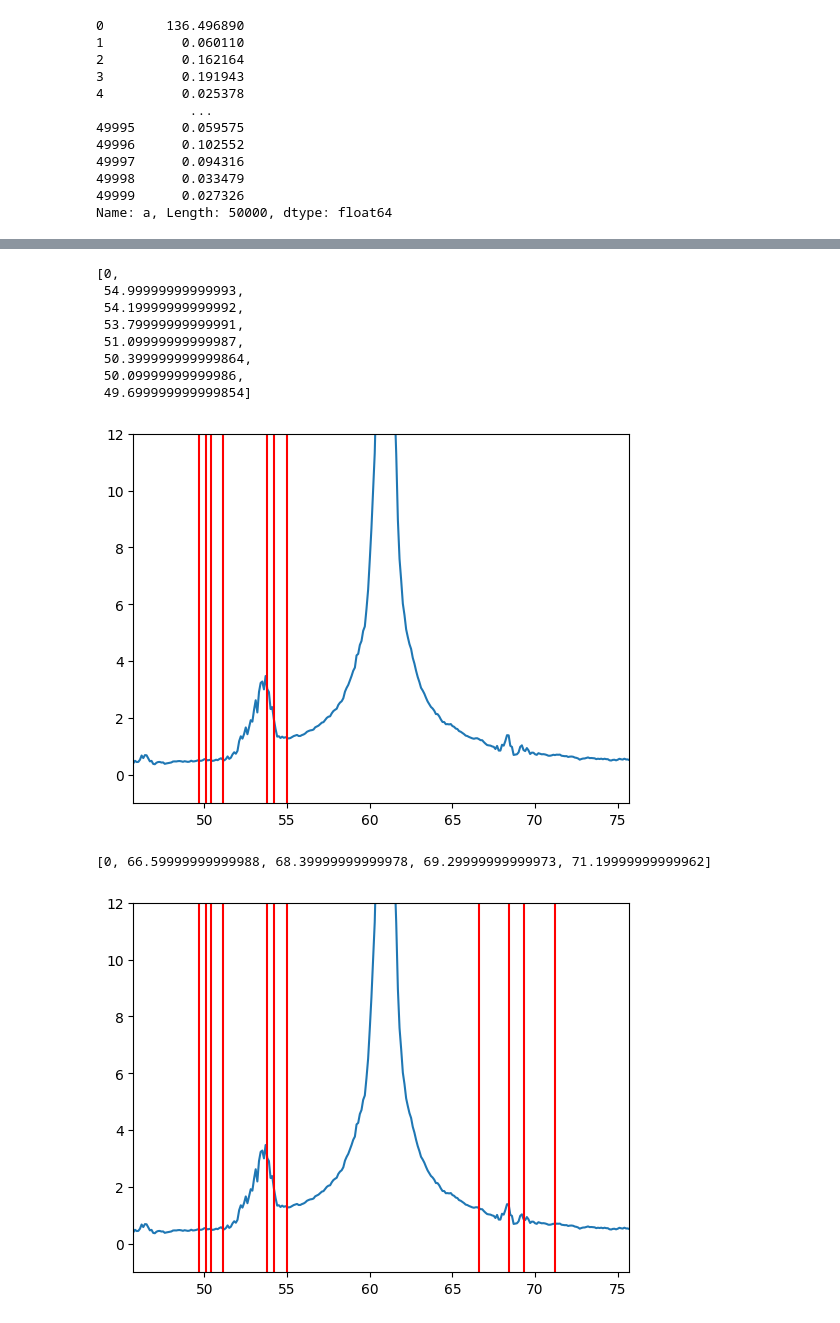
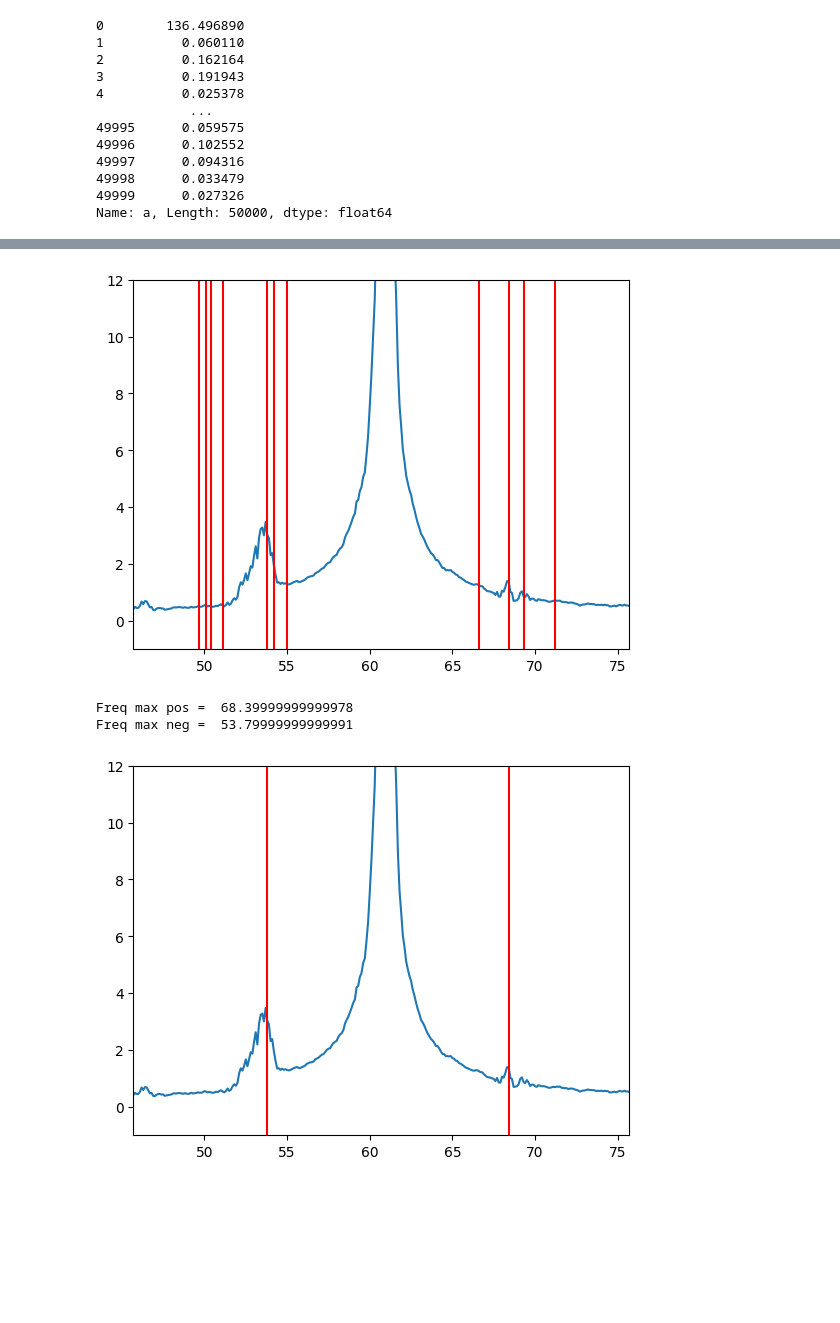
Before and after one commit to joaopedrobl/Simulacao_MIT, a Jupyter notebook: Classificador/MLP/dataset/find_components.ipynb, the cells around one changed output, grey strips where cells are left out. Drawn from its saved outputs; the diff is of its cells as text; code cells hidden in the pictures; blank space fills up the shorter version.

Commit message:
Alteraçoes no alg de busca pelas componentes de freq

```diff
--- a/Classificador/MLP/dataset/find_components.ipynb
+++ b/Classificador/MLP/dataset/find_components.ipynb
@@ -96,44 +141,34 @@ Name: a, Length: 50000, dtype: float64
 # %%
 #Algoritmo para busca das componentes de frequencia
-fbqnmin
-fbqnmax
-com_freq
 var = 0
-store = [0]
-f_passado = round(fbqnmin,1)
+store_freq_p = [0]
+store_value_p = [0]
+f_passado = round(fbqpmin,1)
 count = 0
-f_atual = round(fbqnmin,1)
-while(f_atual >= fbqnmax):
-    f_atual = f_passado - 0.1
+f_atual = round(fbqpmin,1)
+while(f_atual <= fbqpmax):
+    f_atual = f_passado + 0.1
     # test = fft_df.a[int(f_atual*10)] - fft_df.a[int(f_passado*10)]
     test = y[int(f_atual*10)] - y[int(f_passado*10)]
     if(test > 0):
         count = count + 1
     else:
         if(var):
-            store.append(f_passado)
+            store_freq_p.append(f_passado)
+            store_value_p.append(y[int(f_passado*10)])
             var = 0
         count = 0
     if(count == 2):
         var = 1
     f_passado = f_atual
-# %%
-store
-# %% [output]
-[0,
- 54.99999999999993,
- 54.19999999999992,
- 53.79999999999991,
- 51.09999999999987,
- 50.399999999999864,
- 50.09999999999986,
- 49.699999999999854]
 # %%
 plt.plot(freq, y)
-for i in range(len(store)-1):
-    plt.axvline(x = store[i+1], color = 'r')
+for i in range(len(store_freq_n)-1):
+    plt.axvline(x = store_freq_n[i+1], color = 'r')
+for i in range(len(store_freq_p)-1):
+    plt.axvline(x = store_freq_p[i+1], color = 'r')
 plt.xlim([com_freq[0]-zoom, com_freq[0] +  zoom])
 plt.ylim([-1,12])
 plt.show()
 # %% [output]
-[figure, old version]
+[figure, new version]
@@ -161,15 +175,18 @@ while(f_atual <= fbqpmax):
-# %%
-storepos
-# %% [output]
-[0, 66.59999999999988, 68.39999999999978, 69.29999999999973, 71.19999999999962]
+# %%
+max_freq_n = store_freq_n[store_value_n.index(max(store_value_n))]
+max_freq_p = store_freq_p[store_value_p.index(max(store_value_p))]
+
+print("Freq max pos = ", max_freq_p)
+print("Freq max neg = ", max_freq_n)
+# %% [output]
+Freq max pos =  68.39999999999978
+Freq max neg =  53.79999999999991
 # %%
 plt.plot(freq, y)
-for i in range(len(store)-1):
-    plt.axvline(x = store[i+1], color = 'r')
-for i in range(len(storepos)-1):
-    plt.axvline(x = storepos[i+1], color = 'r')
+plt.axvline(x = max_freq_p, color = 'r')
+plt.axvline(x = max_freq_n, color = 'r')
 plt.xlim([com_freq[0]-zoom, com_freq[0] +  zoom])
 plt.ylim([-1,12])
 plt.show()
 # %% [output]
-[figure, old version]
+[figure, new version]
```
Also changed, not shown: parts of 4 cells of this notebook.
